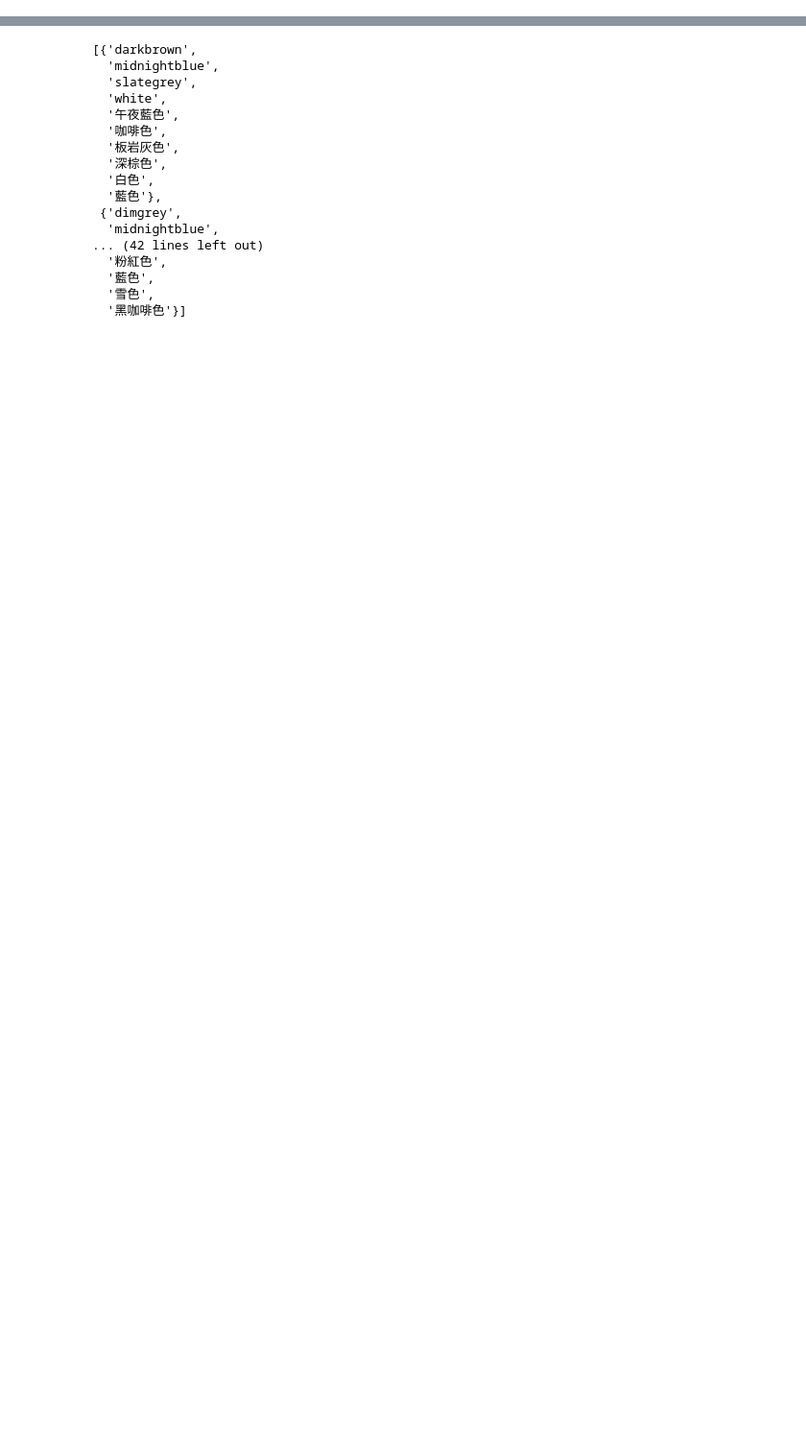
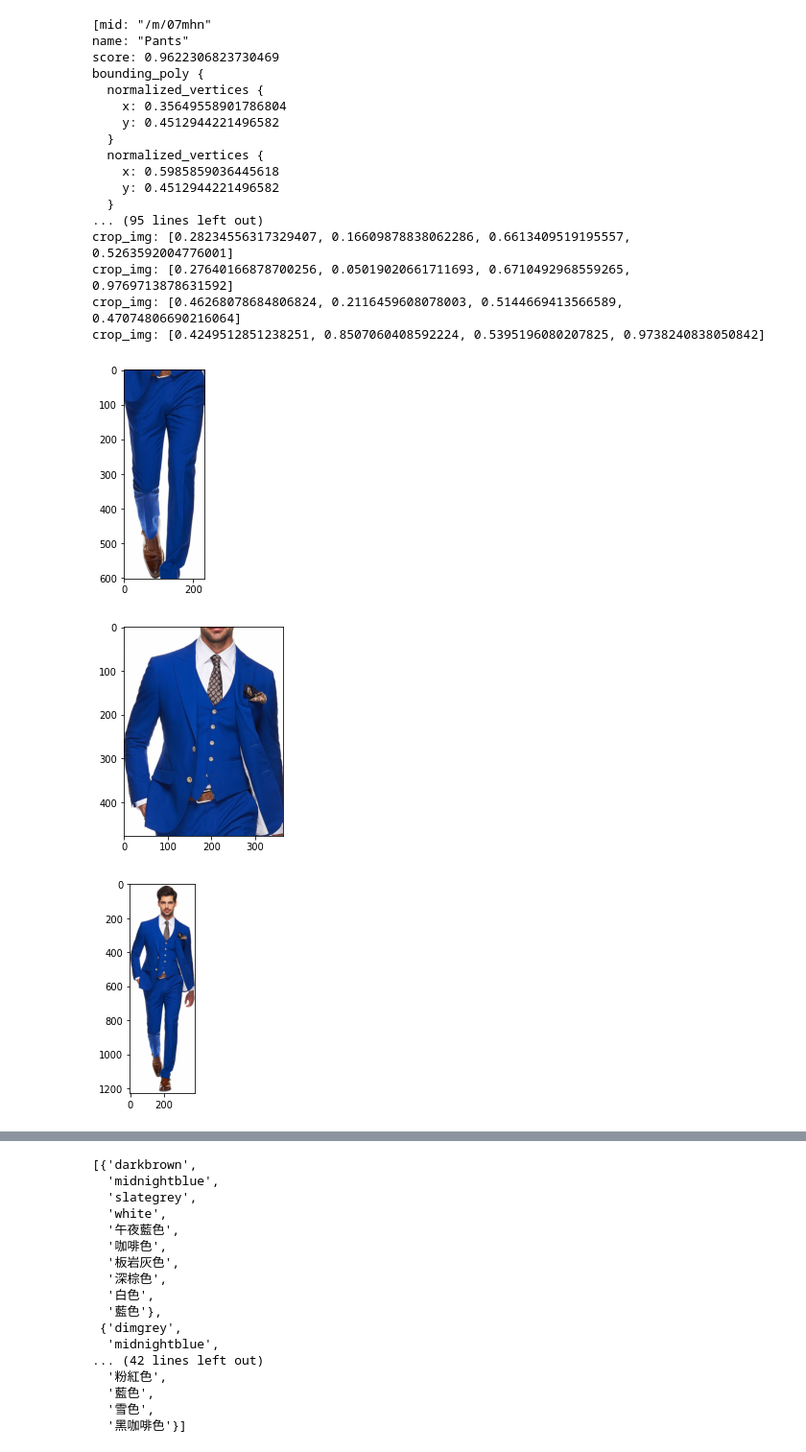
Before and after one commit to BBCYM/aster, a Jupyter notebook: preprocessing/ObjectDetection/object_color_detection.ipynb, the cells around one changed output, grey strips where cells are left out. Shown at 96% size. Saved outputs shown, nothing was run; the diff lists cells and outputs as text; code cells hidden in the pictures; blank space fills up the shorter version.

```diff
--- a/preprocessing/ObjectDetection/object_color_detection.ipynb
+++ b/preprocessing/ObjectDetection/object_color_detection.ipynb
@@ -397,6 +400,28 @@ hex_code_array
 # %%
 file_name = 'blue_suit2.jpg'
 
 objects = localize_objects(file_name) #bob的function
 
-color_array = color_detection(objects, file_name, resize=False, resize_ratio=0.8, resize_threshold=10000, color_nums=5, show_img=False)
+print(objects)
+color_array = color_detection(objects, file_name, resize=False, resize_ratio=0.8, resize_threshold=10000, color_nums=2, show_img=True)
+# %% [output]
+[mid: "/m/07mhn"
+name: "Pants"
+score: 0.9622306823730469
+bounding_poly {
+  normalized_vertices {
+    x: 0.35649558901786804
+    y: 0.4512944221496582
+  }
+  normalized_vertices {
+    x: 0.5985859036445618
+    y: 0.4512944221496582
+  }
+... (95 lines left out)
+crop_img: [0.28234556317329407, 0.16609878838062286, 0.6613409519195557, 0.5263592004776001]
+crop_img: [0.27640166878700256, 0.05019020661711693, 0.6710492968559265, 0.9769713878631592]
+crop_img: [0.46268078684806824, 0.2116459608078003, 0.5144669413566589, 0.47074806690216064]
+crop_img: [0.4249512851238251, 0.8507060408592224, 0.5395196080207825, 0.9738240838050842]
+[figure, added]
+[figure, added]
+[figure, added]
```
Also changed, not shown: parts of 4 cells of this notebook, 2 other files.
